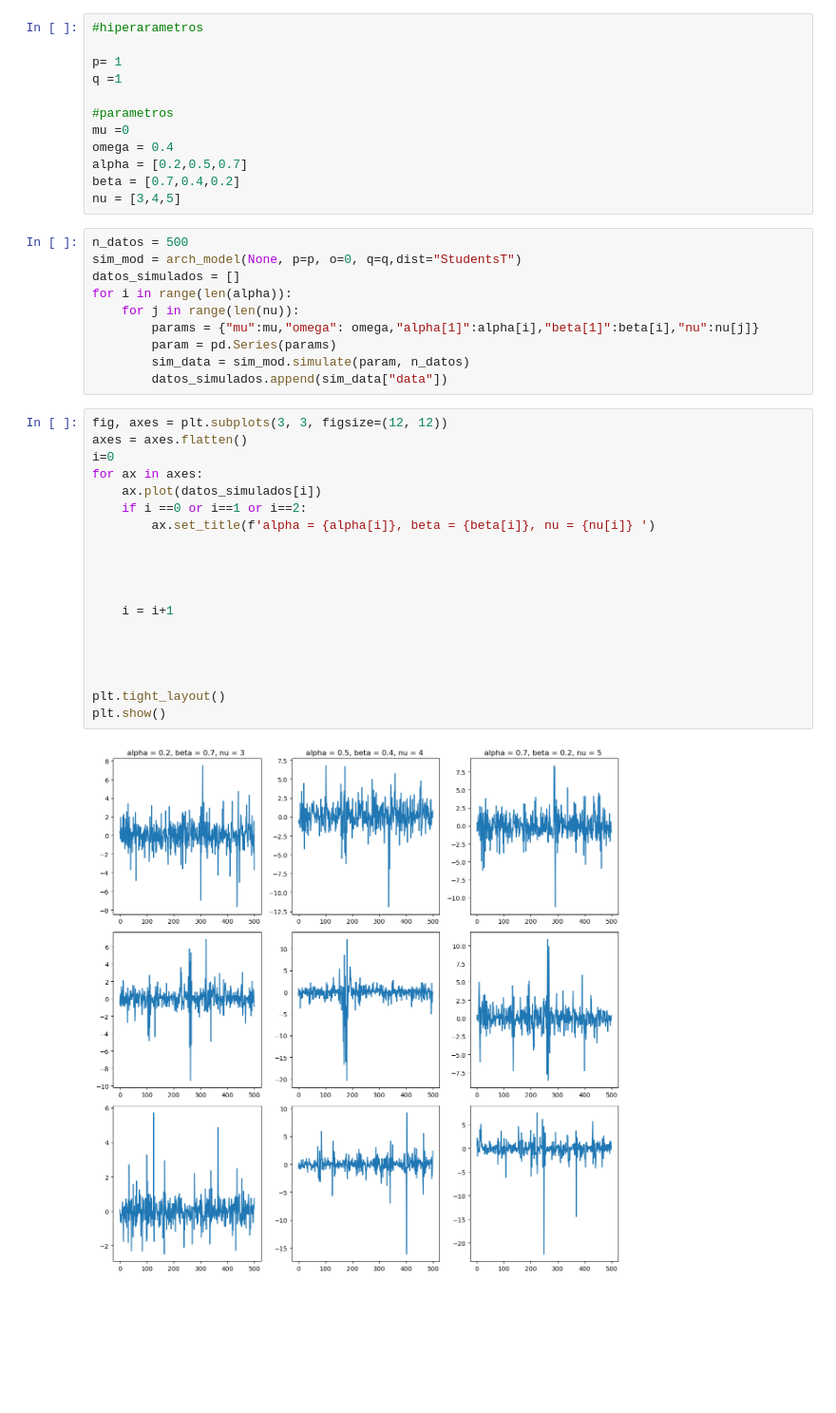
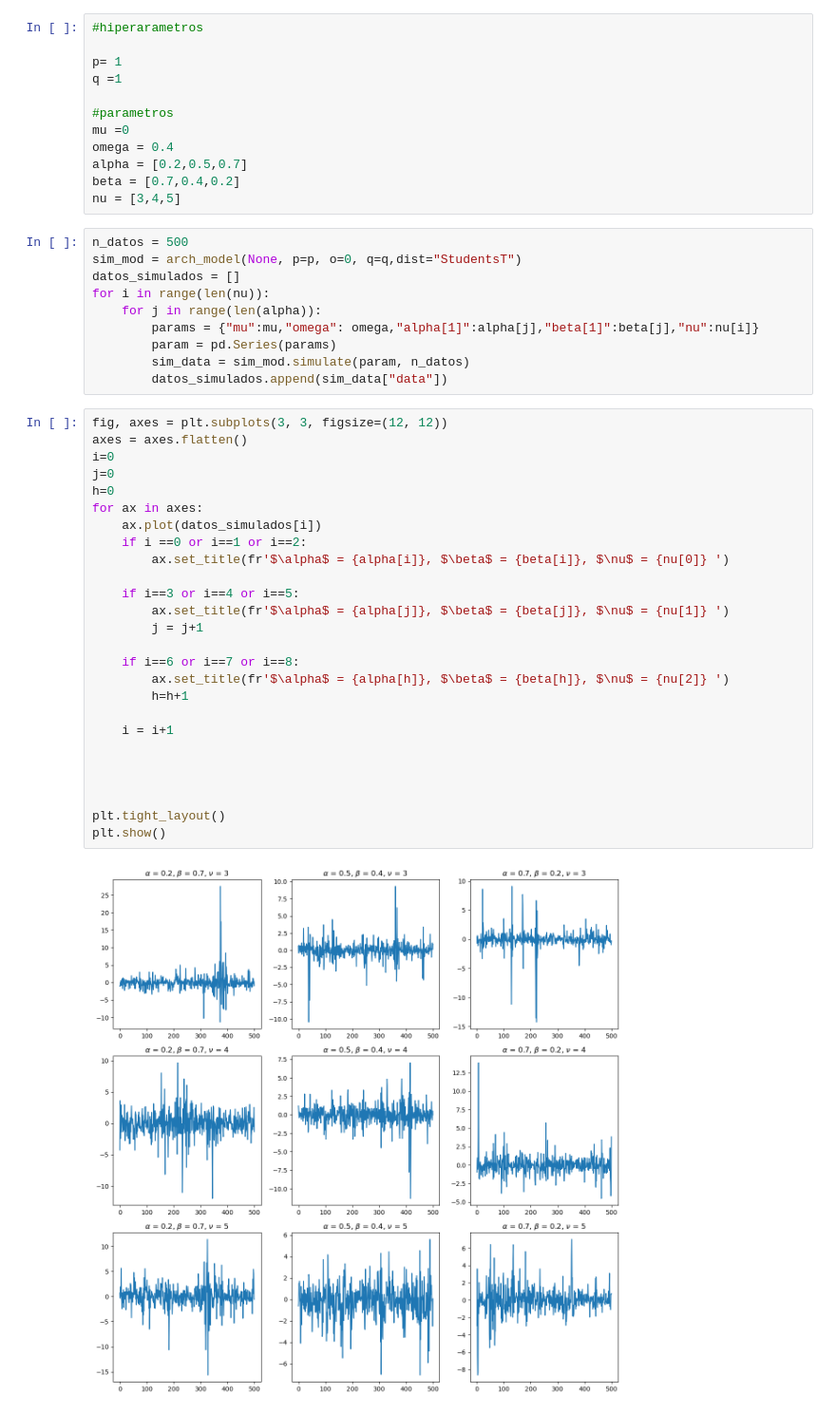
Before and after one commit to Diego-Astaburuaga/Modelos-GARCH, a Jupyter notebook: Códigos de prueba/Grilla de graficos t student.ipynb, the cells around one changed output. Shown at 95% size. Drawn from its saved outputs; the diff is of its cells as text; blank space fills up the shorter version.

```diff
--- a/Códigos de prueba/Grilla de graficos t student.ipynb
+++ b/Códigos de prueba/Grilla de graficos t student.ipynb
@@ -28,30 +28,37 @@ nu = [3,4,5]
 n_datos = 500
 sim_mod = arch_model(None, p=p, o=0, q=q,dist="StudentsT")
 datos_simulados = []
-for i in range(len(alpha)):
-    for j in range(len(nu)):
-        params = {"mu":mu,"omega": omega,"alpha[1]":alpha[i],"beta[1]":beta[i],"nu":nu[j]}
+for i in range(len(nu)):
+    for j in range(len(alpha)):
+        params = {"mu":mu,"omega": omega,"alpha[1]":alpha[j],"beta[1]":beta[j],"nu":nu[i]}
         param = pd.Series(params)
         sim_data = sim_mod.simulate(param, n_datos)
         datos_simulados.append(sim_data["data"])
 # %%
 fig, axes = plt.subplots(3, 3, figsize=(12, 12))
 axes = axes.flatten()
 i=0
+j=0
+h=0
 for ax in axes:
     ax.plot(datos_simulados[i])
     if i ==0 or i==1 or i==2:
-        ax.set_title(f'alpha = {alpha[i]}, beta = {beta[i]}, nu = {nu[i]} ')
+        ax.set_title(fr'$\alpha$ = {alpha[i]}, $\beta$ = {beta[i]}, $\nu$ = {nu[0]} ')
 
+    if i==3 or i==4 or i==5:
+        ax.set_title(fr'$\alpha$ = {alpha[j]}, $\beta$ = {beta[j]}, $\nu$ = {nu[1]} ')
+        j = j+1
 
-
+    if i==6 or i==7 or i==8:
+        ax.set_title(fr'$\alpha$ = {alpha[h]}, $\beta$ = {beta[h]}, $\nu$ = {nu[2]} ')
+        h=h+1
 
     i = i+1
 
 
 
 
 plt.tight_layout()
 plt.show()
 # %% [output]
-[figure, old version]
+[figure, new version]
```
Also changed, not shown: 6 other files.
